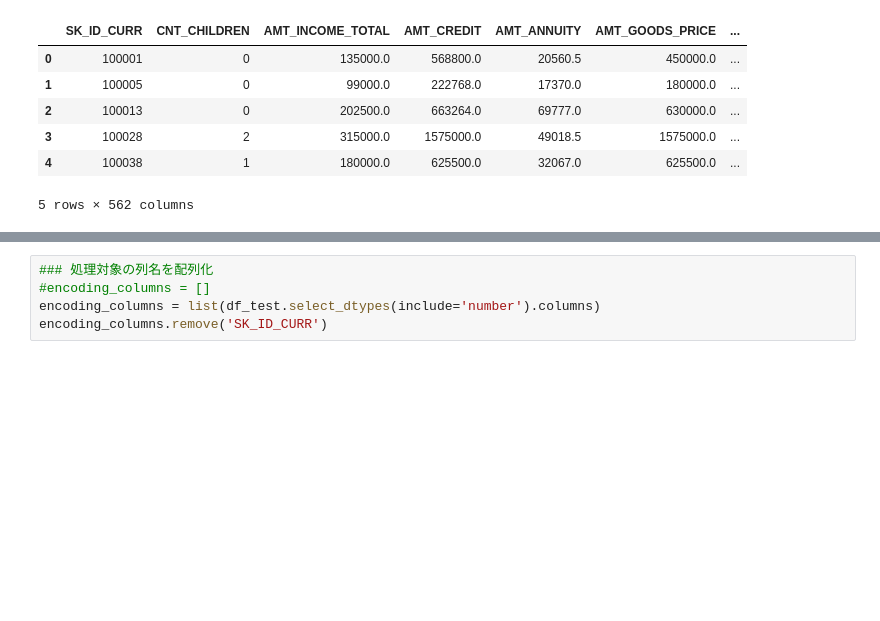
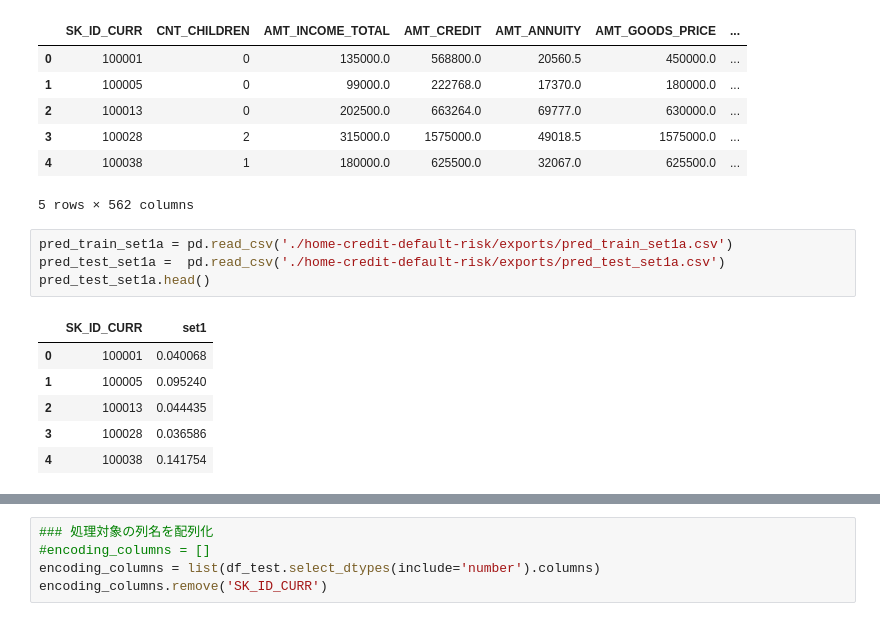
Before and after one commit to nekonabesan/kaggle_study, a Jupyter notebook: hcdr/FeatureEngineeringOtherSourceForLightGBM_3.ipynb, the cells around one changed output, grey strips where cells are left out. Saved outputs shown, nothing was run; the diff lists cells and outputs as text; blank space fills up the shorter version.

```diff
--- a/hcdr/FeatureEngineeringOtherSourceForLightGBM_3.ipynb
+++ b/hcdr/FeatureEngineeringOtherSourceForLightGBM_3.ipynb
@@ -436,3 +436,14 @@ df_test.head()
 | 3 | 100028 | 2 | 315000.0 | 1575000.0 | 49018.5 | 1575000.0 | ... |
 | 4 | 100038 | 1 | 180000.0 | 625500.0 | 32067.0 | 625500.0 | ... |
 5 rows × 562 columns
+# %%
+pred_train_set1a = pd.read_csv('./home-credit-default-risk/exports/pred_train_set1a.csv')
+pred_test_set1a =  pd.read_csv('./home-credit-default-risk/exports/pred_test_set1a.csv')
+pred_test_set1a.head()
+# %% [output]
+|  | SK_ID_CURR | set1 |
+| 0 | 100001 | 0.040068 |
+| 1 | 100005 | 0.095240 |
+| 2 | 100013 | 0.044435 |
+| 3 | 100028 | 0.036586 |
+| 4 | 100038 | 0.141754 |
```
Also changed, not shown: parts of 13 cells of this notebook, 4 other files.
